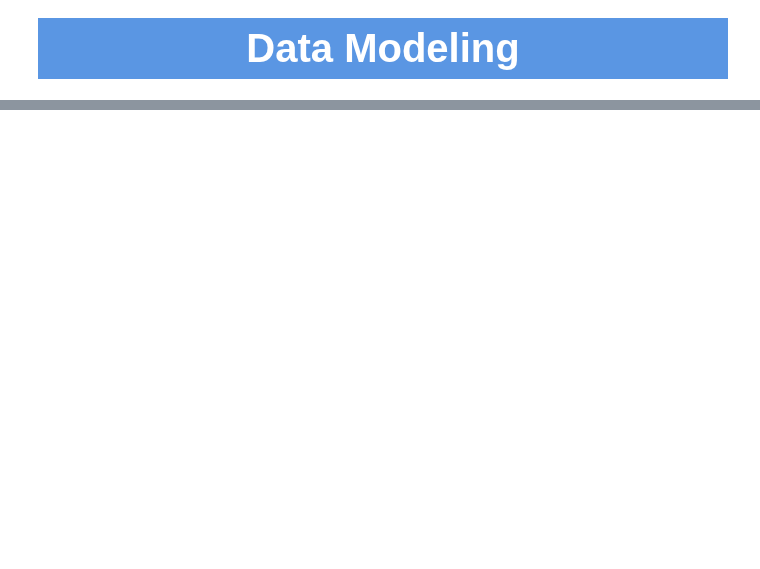
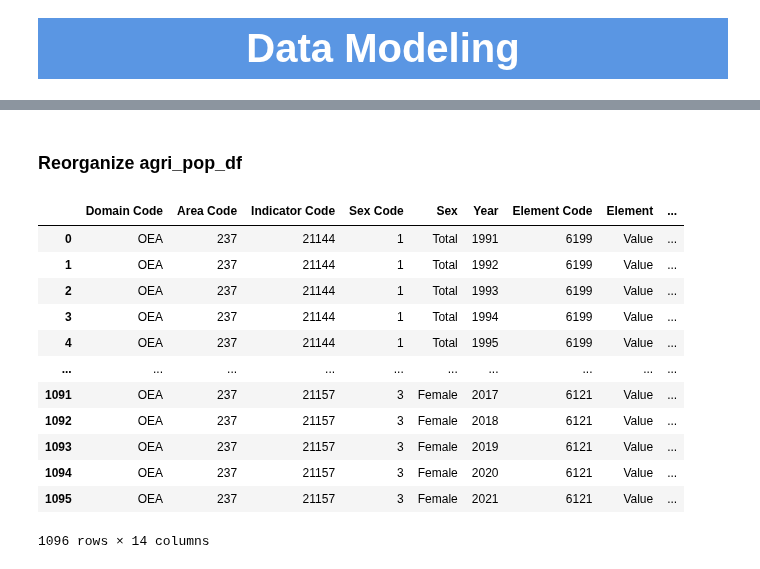
Before and after one commit to DunQua/-Intro2DS-Final-Seminar, a Jupyter notebook: source_code/04_data_modeling.ipynb, the cells around one changed output, grey strips where cells are left out. Cells and saved outputs as stored; diff of their text form; code cells hidden in the pictures; blank space fills up the shorter version.

```diff
--- a/source_code/04_data_modeling.ipynb
+++ b/source_code/04_data_modeling.ipynb
@@ -40,0 +56,19 @@ product_df.head()
+# %% [markdown]
+### Reorganize agri_pop_df
+# %%
+agri_pop_df = agri_pop_df.merge(indicator_df, how= 'left', on= 'Indicator Code')
+agri_pop_df
+# %% [output]
+|  | Domain Code | Area Code | Indicator Code | Sex Code | Sex | Year | Element Code | Element | ... |
+| 0 | OEA | 237 | 21144 | 1 | Total | 1991 | 6199 | Value | ... |
+| 1 | OEA | 237 | 21144 | 1 | Total | 1992 | 6199 | Value | ... |
+| 2 | OEA | 237 | 21144 | 1 | Total | 1993 | 6199 | Value | ... |
+| 3 | OEA | 237 | 21144 | 1 | Total | 1994 | 6199 | Value | ... |
+| 4 | OEA | 237 | 21144 | 1 | Total | 1995 | 6199 | Value | ... |
+| ... | ... | ... | ... | ... | ... | ... | ... | ... | ... |
+| 1091 | OEA | 237 | 21157 | 3 | Female | 2017 | 6121 | Value | ... |
+| 1092 | OEA | 237 | 21157 | 3 | Female | 2018 | 6121 | Value | ... |
+| 1093 | OEA | 237 | 21157 | 3 | Female | 2019 | 6121 | Value | ... |
+| 1094 | OEA | 237 | 21157 | 3 | Female | 2020 | 6121 | Value | ... |
+| 1095 | OEA | 237 | 21157 | 3 | Female | 2021 | 6121 | Value | ... |
+1096 rows × 14 columns
```
Also changed, not shown: parts of 22 cells of this notebook.
